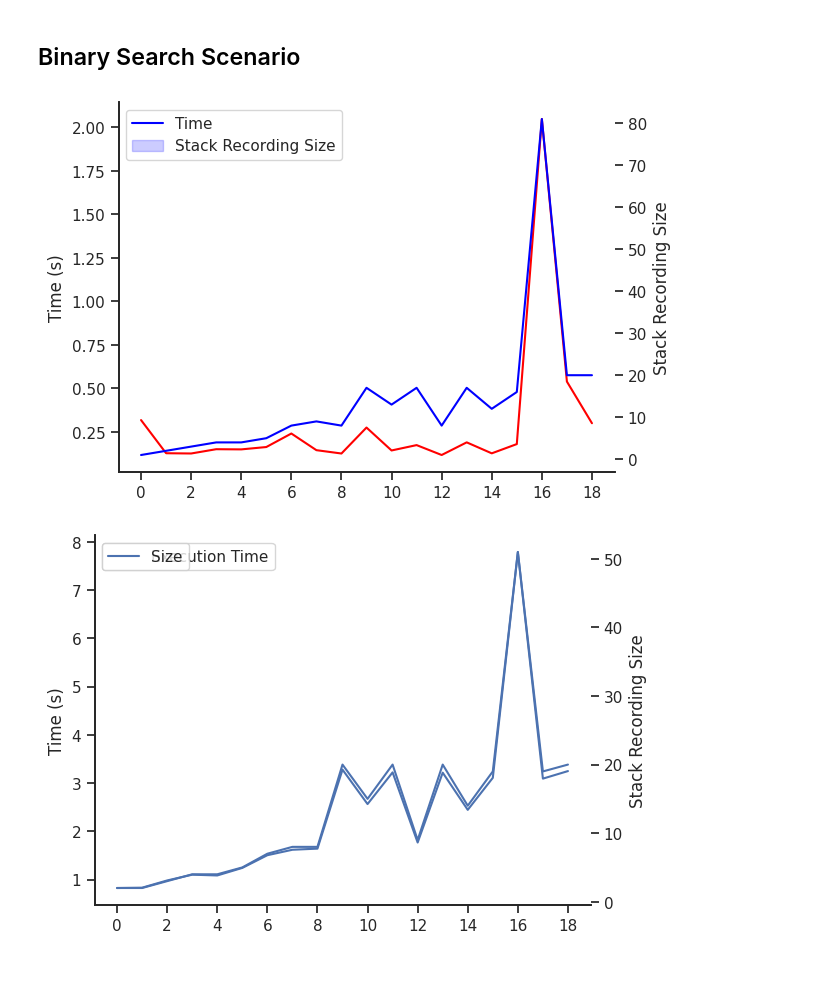
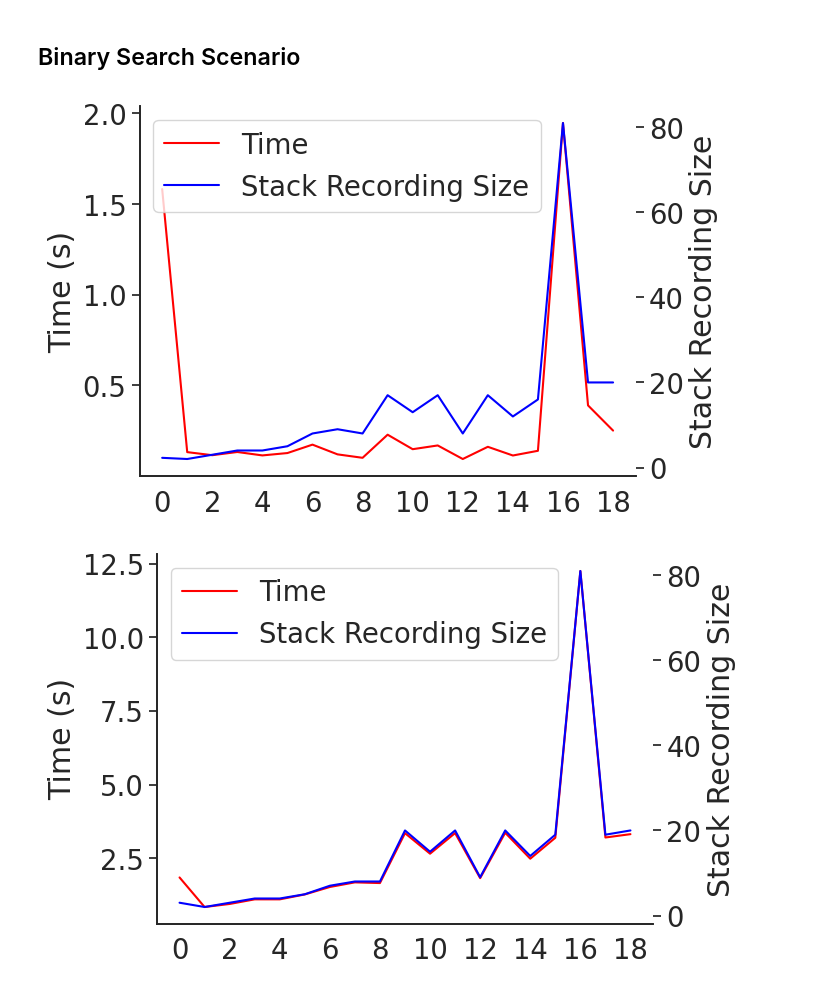
Before and after one commit to diverse-project/LiveRec, a Jupyter notebook: LiveFromDAP/performance/performance.ipynb, the cells around one changed output. Cells and saved outputs as stored; diff of their text form; code cells hidden in the pictures.

```diff
--- a/LiveFromDAP/performance/performance.ipynb
+++ b/LiveFromDAP/performance/performance.ipynb
@@ -3,8 +3,10 @@ import os
 import pandas as pd
 import matplotlib.pyplot as plt
 import seaborn as sns
-custom_params = {"axes.spines.right": False, "axes.spines.top": False}
-sns.set_theme(style="ticks", rc=custom_params)
+custom_params = {
+    "axes.spines.right": False,
+    "axes.spines.top": False}
+sns.set_theme(style="whitegrid", rc=custom_params, font_scale=1.45)
 # %% [markdown]
 ## General Performance
 # %%
@@ -74,29 +115,33 @@ with open("scenario/binary_search_python_times.json", 'r') as file:
 
 with open("scenario/binary_search_java_times.json", 'r') as file:
     bsj_data = json.load(file)
+sns.set_theme(style="white", rc=custom_params, font_scale=1.8)
 # %%
-def plot_scenario(data):
+def plot_scenario(data, init):
     df_bsc_data = pd.DataFrame(data).T
     # make index as int and column
     df_bsc_data.index = df_bsc_data.index.astype(int)
+    #add init for the first step
+    df_bsc_data.loc[0] += init
     #plot the exec time on y axi on the left and step on y axis on the right
     g = sns.lineplot(data=df_bsc_data["exec"], color="red")
     plt.ylabel("Time (s)")
     # plot step on y axis on the right
-    sns.lineplot(data=df_bsc_data["step"], ax=g.twinx(), color="blue")
+    h = sns.lineplot(data=df_bsc_data["step"], ax=g.twinx(), color="blue")
     # x axis step in int
     plt.xlabel("Versions")
     plt.ylabel("Stack Recording Size")
     # make the tick on x axis int and not float
     g.xaxis.set_major_locator(plt.MaxNLocator(10))
     # add labels (blue = tim and red = size)
-    plt.legend(labels=["Time", "Stack Recording Size"])
+    plt.legend(handles=[g.lines[0], h.lines[0]], labels=["Time", "Stack Recording Size"],
+        )
 # %%
-plot_scenario(bsc_data["scenario"])
+plot_scenario(bsc_data["scenario"],float(bsc_data["init"]))
 # %% [output]
-[figure, old version]
+[figure, new version]
 # %%
-plot_scenario(bspy_data["scenario"])
+plot_scenario(bspy_data["scenario"],float(bspy_data["init"]))
 # %% [output]
-[figure, old version]
+[figure, new version]
 # %%
```
Also changed, not shown: parts of 6 cells of this notebook, 20 other files.
